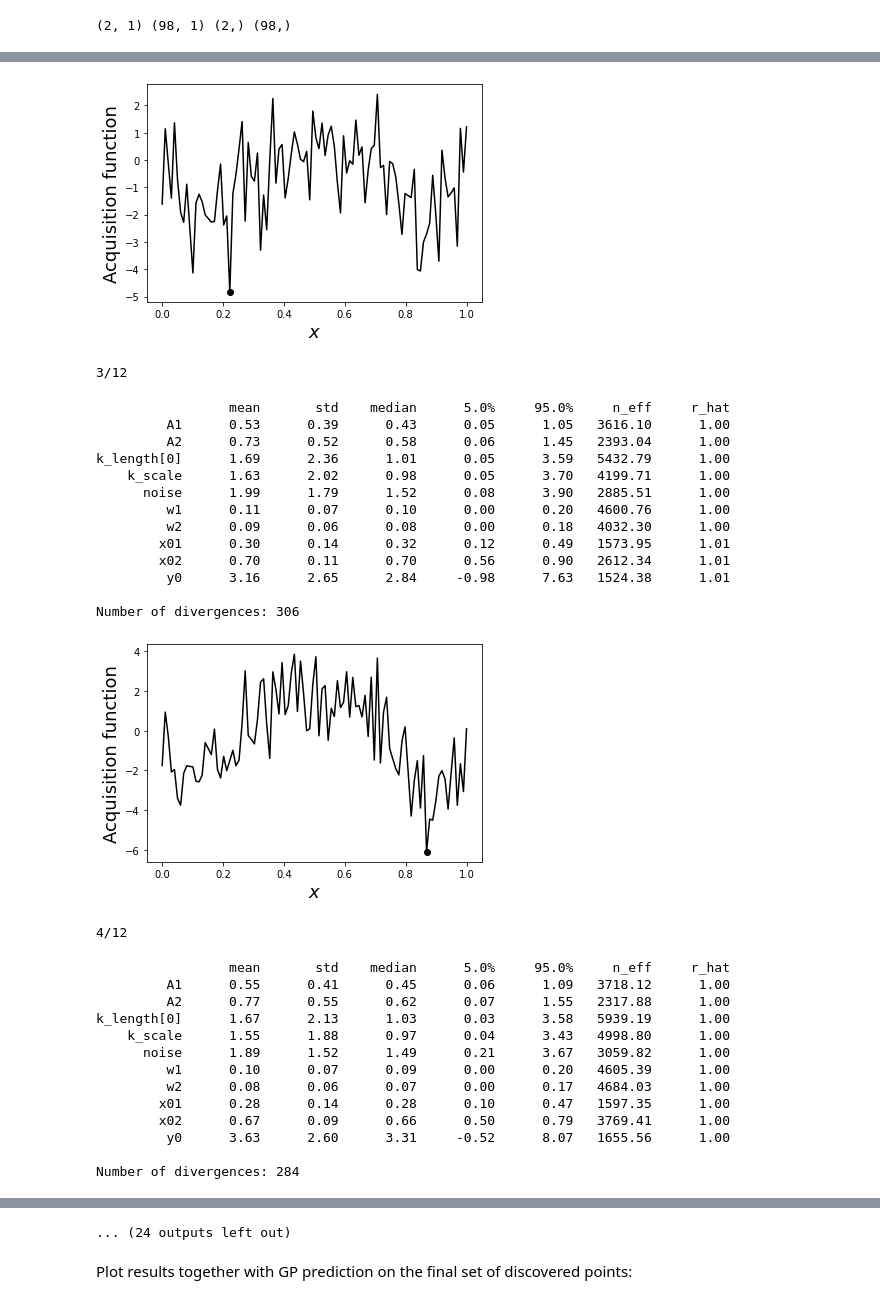
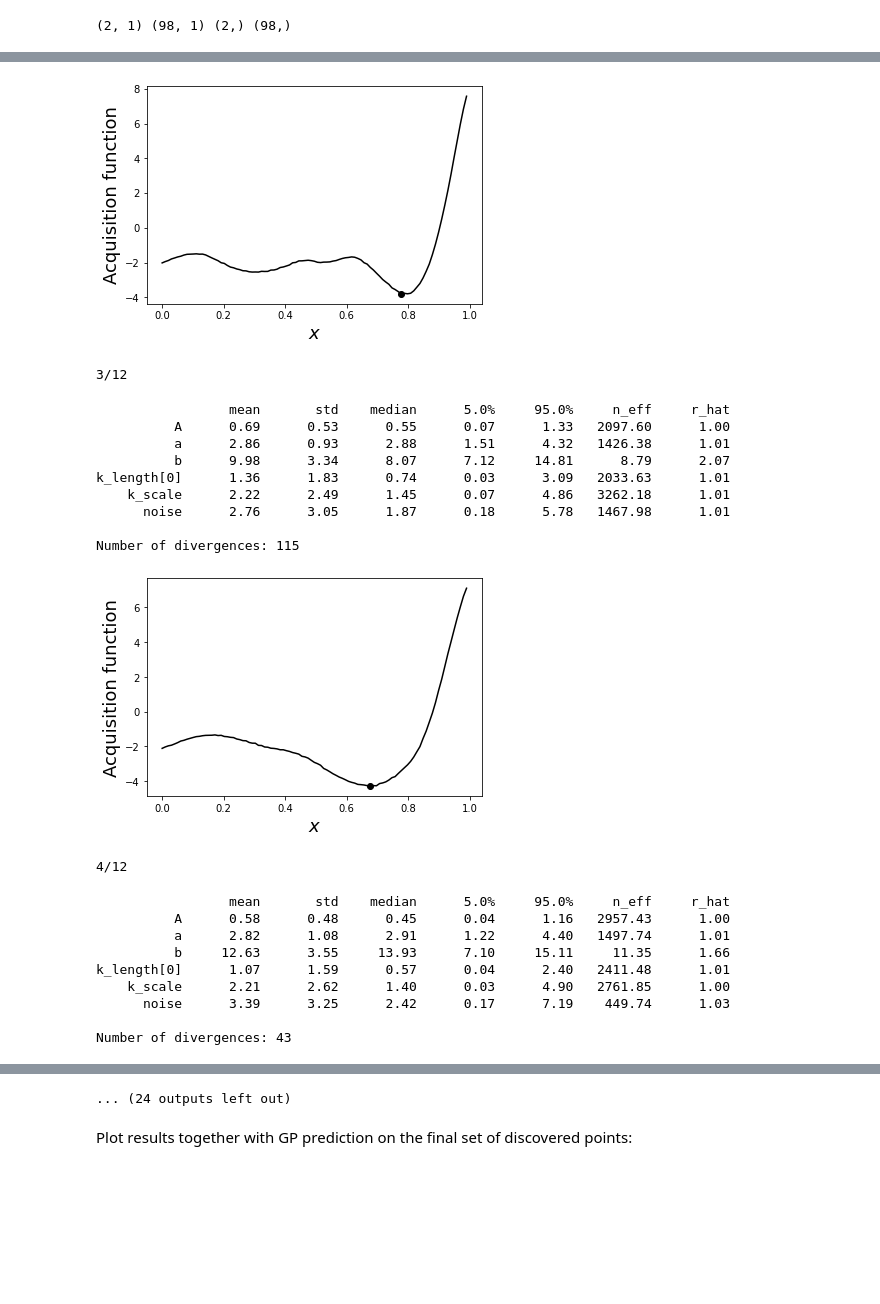
Before and after one commit to ziatdinovmax/AugmentedGaussianProcess, a Jupyter notebook: sGPBO_forrester.ipynb, the cells around one changed output, grey strips where cells are left out. Cells and saved outputs as stored; diff of their text form; code cells hidden in the pictures; blank space fills up the shorter version.

```diff
--- a/sGPBO_forrester.ipynb
+++ b/sGPBO_forrester.ipynb
@@ -138,7 +138,7 @@ class ExactGP:
 
     @partial(jit, static_argnames='self')
     def _predict(self, rng_key, X_test, params, **kwargs):
-        """Prediction with a single sample of kernel parameters"""
+        """Prediction with a single sample of kernel hyperparameters"""
         noise = params["noise"]
         y_residual = self.y_train
         if self.mean_fn is not None:
@@ -160,14 +160,15 @@ class ExactGP:
 
     @partial(jit, static_argnames='self')
     def predict(self, rng_key, samples, X_test, **kwargs):
-        """Make prediction using sampled GP parameters"""
+        """Make prediction at X_test points using sampled GP hyperparameters"""
         chain_dim = samples["k_length"].ndim == 3
-        if chain_dim:
+        if chain_dim:  # in case the MCMC chains were not flattened
             samples_ = {}
             for k, v in samples.items():
                 samples_[k] = v.reshape(-1, v.shape[-1]) if v.ndim == 3 else v.flatten()
             samples = samples_
         num_samples = samples["k_length"].shape[0]
+        # use vmap for 'vectorization'
         vmap_args = (jra.split(rng_key, num_samples), samples)
         predictive = jax.vmap(lambda params:
                         self._predict(params[0], X_test, params[1]))
@@ -271,8 +272,8 @@ def plot_result(x, obj, idx):
     plt.ylabel("Acquisition function", fontsize=18)
     plt.show()
 
-
 exploration_steps = 12
+acq_fn = UCB
 
 rng_key, rng_key_predict = jra.split(jra.PRNGKey(0))
 
@@ -281,9 +282,9 @@ for e in range(exploration_steps):
     # Initiate GP model
     gp_model = ExactGP(1, RBFKernel)
     # Get/update GP posterior
-    posterior_samples = gp_model.fit(rng_key, X_train, y_train, num_chains=10, chain_dim=False)
+    posterior_samples = gp_model.fit(rng_key, X_train, y_train, num_chains=10)
     # Compute acquisition
-    obj = Thompson(rng_key_predict, gp_model, posterior_samples, X_test, chain_dim=False)
+    obj = acq_fn(rng_key_predict, gp_model, posterior_samples, X_test)
     # Find maximum/minimum of acquisiton function to select the next "measurement" point
     next_point_idx = obj.argmin()
     next_point = indices_test[next_point_idx]
@@ -370,17 +422,18 @@ print(X_train.shape, X_test.shape, y_train.shape, y_test.shape)
 (2, 1) (98, 1) (2,) (98,)
 # %%
 exploration_steps = 12
+acq_fn = UCB
 
 rng_key, rng_key_predict = jra.split(jra.PRNGKey(0))
 
 for e in range(exploration_steps):
     print("{}/{}".format(e+1, exploration_steps))
     # Initiate GP model
-    gp_model = ExactGP(1, RBFKernel)
+    gp_model = GP1(1, RBFKernel, mean_fn=doubleLorentzfunc)
     # Get/update GP posterior
     posterior_samples = gp_model.fit(rng_key, X_train, y_train, num_chains=10)
     # Compute acquisition
-    obj = UCB(rng_key_predict, gp_model, posterior_samples, X_test)
+    obj = acq_fn(rng_key_predict, gp_model, posterior_samples, X_test)
     # Find maximum/minimum of acquisiton function to select the next "measurement" point
     next_point_idx = obj.argmin()
     next_point = indices_test[next_point_idx]
@@ -508,18 +586,19 @@ print(X_train.shape, X_test.shape, y_train.shape, y_test.shape)
 (2, 1) (98, 1) (2,) (98,)
 # %%
 exploration_steps = 12
+acq_fn = UCB
 
 rng_key, rng_key_predict = jra.split(jra.PRNGKey(0))
 
 for e in range(exploration_steps):
     print("{}/{}".format(e+1, exploration_steps))
     # Initiate GP model
-    gp_model = GP1(1, RBFKernel, mean_fn=doubleLorentzfunc)
+    gp_model = GP2(1, RBFKernel, mean_fn=oscfunc)
     # Get/update GP posterior
-    posterior_samples = gp_model.fit(rng_key, X_train, y_train, num_chains=10, chain_dim=False)
+    posterior_samples = gp_model.fit(rng_key, X_train, y_train, num_chains=10)
     # Compute acquisition
-    obj = Thompson(rng_key_predict, gp_model, posterior_samples, X_test, chain_dim=False)
-    # FInd maximum/minimum of acquisiton function to select the next "measurement" point
+    obj = acq_fn(rng_key_predict, gp_model, posterior_samples, X_test)
+    # FInd maximum of acquisiton function to select the next "measurement" point
     next_point_idx = obj.argmin()
     next_point = indices_test[next_point_idx]
     # Do "measurement"
@@ -566,30 +637,22 @@ Number of divergences: 186
-[figure, old version]
+[figure, new version]
 3/12
                  mean       std    median      5.0%     95.0%     n_eff     r_hat
-         A1      0.53      0.39      0.43      0.05      1.05   3616.10      1.00
-         A2      0.73      0.52      0.58      0.06      1.45   2393.04      1.00
-k_length[0]      1.69      2.36      1.01      0.05      3.59   5432.79      1.00
-    k_scale      1.63      2.02      0.98      0.05      3.70   4199.71      1.00
-      noise      1.99      1.79      1.52      0.08      3.90   2885.51      1.00
-         w1      0.11      0.07      0.10      0.00      0.20   4600.76      1.00
-         w2      0.09      0.06      0.08      0.00      0.18   4032.30      1.00
-        x01      0.30      0.14      0.32      0.12      0.49   1573.95      1.01
-        x02      0.70      0.11      0.70      0.56      0.90   2612.34      1.01
-         y0      3.16      2.65      2.84     -0.98      7.63   1524.38      1.01
+          A      0.69      0.53      0.55      0.07      1.33   2097.60      1.00
+          a      2.86      0.93      2.88      1.51      4.32   1426.38      1.01
+          b      9.98      3.34      8.07      7.12     14.81      8.79      2.07
+k_length[0]      1.36      1.83      0.74      0.03      3.09   2033.63      1.01
+    k_scale      2.22      2.49      1.45      0.07      4.86   3262.18      1.01
+      noise      2.76      3.05      1.87      0.18      5.78   1467.98      1.01
 
-Number of divergences: 306
+Number of divergences: 115
-[figure, old version]
+[figure, new version]
 4/12
                  mean       std    median      5.0%     95.0%     n_eff     r_hat
-         A1      0.55      0.41      0.45      0.06      1.09   3718.12      1.00
-         A2      0.77      0.55      0.62      0.07      1.55   2317.88      1.00
-k_length[0]      1.67      2.13      1.03      0.03      3.58   5939.19      1.00
-    k_scale      1.55      1.88      0.97      0.04      3.43   4998.80      1.00
-      noise      1.89      1.52      1.49      0.21      3.67   3059.82      1.00
-         w1      0.10      0.07      0.09      0.00      0.20   4605.39      1.00
-         w2      0.08      0.06      0.07      0.00      0.17   4684.03      1.00
-        x01      0.28      0.14      0.28      0.10      0.47   1597.35      1.00
-        x02      0.67      0.09      0.66      0.50      0.79   3769.41      1.00
-         y0      3.63      2.60      3.31     -0.52      8.07   1655.56      1.00
+          A      0.58      0.48      0.45      0.04      1.16   2957.43      1.00
+          a      2.82      1.08      2.91      1.22      4.40   1497.74      1.01
+          b     12.63      3.55     13.93      7.10     15.11     11.35      1.66
+k_length[0]      1.07      1.59      0.57      0.04      2.40   2411.48      1.01
+    k_scale      2.21      2.62      1.40      0.03      4.90   2761.85      1.00
+      noise      3.39      3.25      2.42      0.17      7.19    449.74      1.03
 
-Number of divergences: 284
+Number of divergences: 43
```
Also changed, not shown: parts of 44 cells of this notebook.
